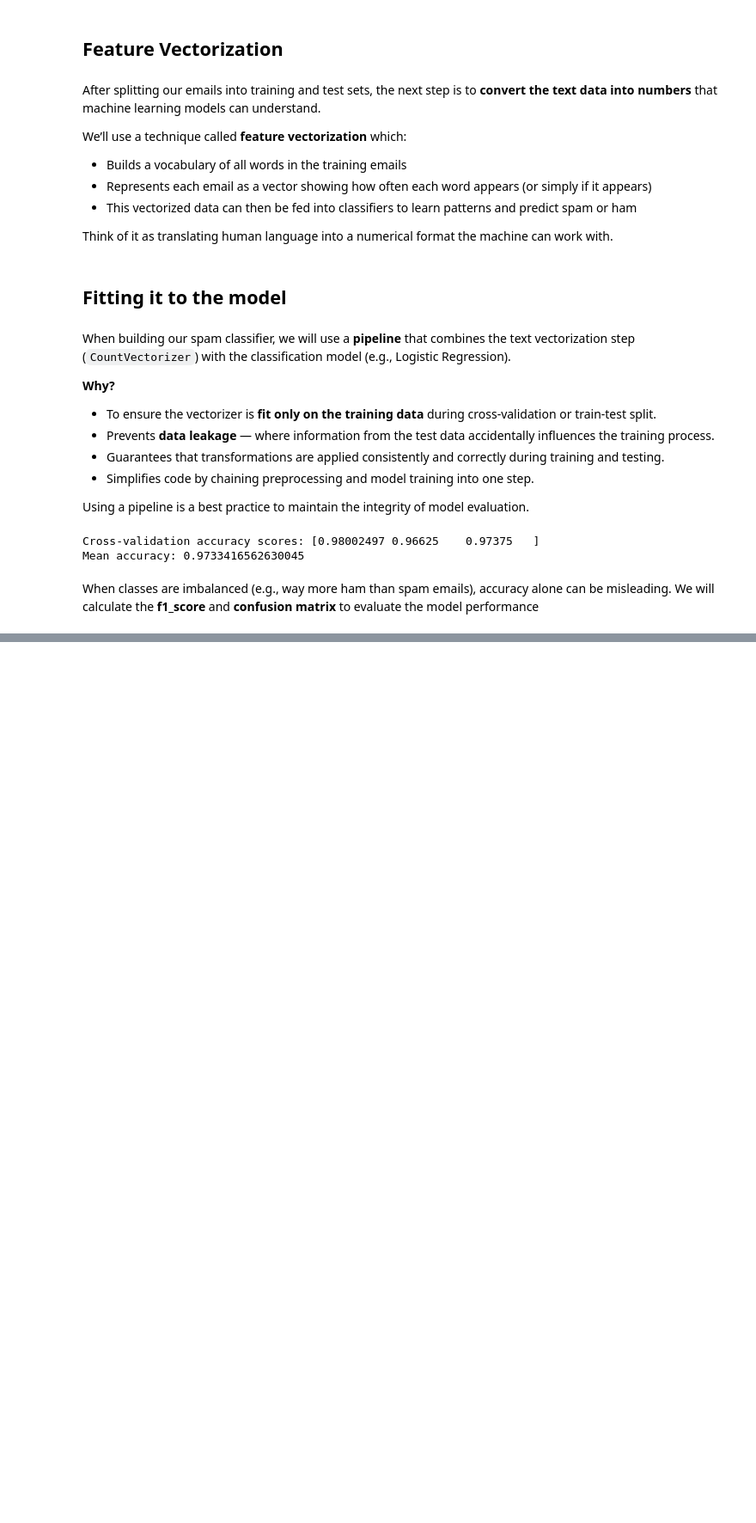
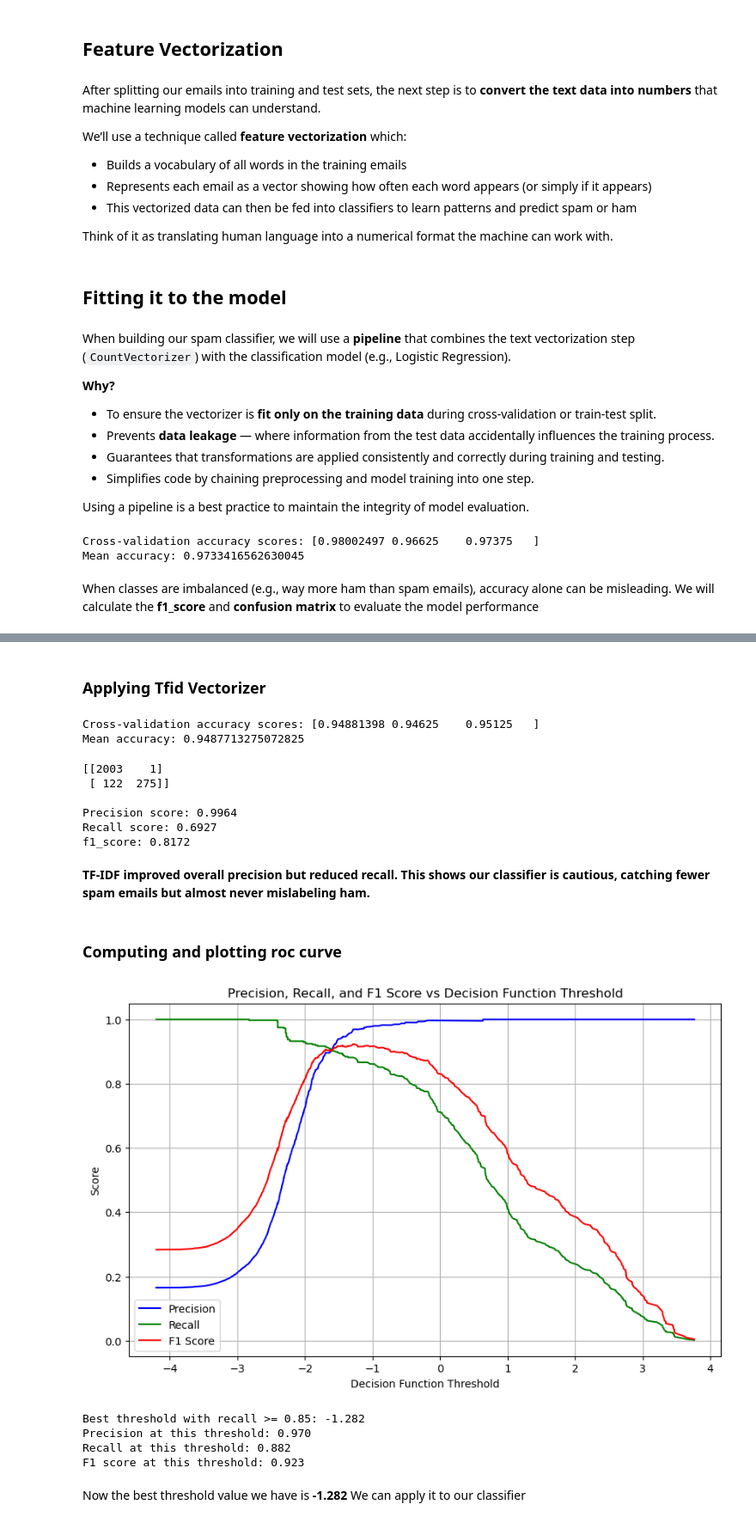
Before and after one commit to kashish1219/spam_ham_classifier, a Jupyter notebook: spam_ham.ipynb, the cells around one changed output, grey strips where cells are left out. Shown at 86% size. Saved outputs shown, nothing was run; the diff lists cells and outputs as text; code cells hidden in the pictures; blank space fills up the shorter version.

Commit message:
Added model with tfid with log_reg

```diff
--- a/spam_ham.ipynb
+++ b/spam_ham.ipynb
@@ -216 +225,81 @@ Recall score : 0.8564
 f1_score: 0.9140
+# %% [markdown]
+### Applying Tfid Vectorizer
+# %%
+pipeline_tfid = Pipeline([
+    ("tfd_vec", TfidfVectorizer()),
+    ("log_reg", LogisticRegression(max_iter=1000))
+])
+
+scores = cross_val_score(pipeline_tfid, X_train, y_train, cv=3, scoring="accuracy")
+print("Cross-validation accuracy scores:", scores)
+print("Mean accuracy:", scores.mean())
+# %% [output]
+Cross-validation accuracy scores: [0.94881398 0.94625    0.95125   ]
+Mean accuracy: 0.9487713275072825
+# %%
+y_train_pred = cross_val_predict(pipeline_tfid, X_train, y_train, cv=3)
+conf_mx_tfid = confusion_matrix(y_train, y_train_pred)
+print(conf_mx_tfid)
+
+tfid_reg_pr = precision_score(y_train, y_train_pred)
+tfid_reg_rec = recall_score(y_train, y_train_pred)
+tfid_reg_f1 = f1_score(y_train, y_train_pred)
+
+print(f"\nPrecision score: {tfid_reg_pr :.4f} \nRecall score: {tfid_reg_rec :.4f} \nf1_score: {tfid_reg_f1 :.4f}")
+# %% [output]
+[[2003    1]
+ [ 122  275]]
+
+Precision score: 0.9964
+Recall score: 0.6927
+f1_score: 0.8172
+# %% [markdown]
+**TF-IDF improved overall precision but reduced recall. This shows our classifier is cautious, catching fewer spam emails but almost never mislabeling ham.**
+# %% [markdown]
+### Computing and plotting roc curve
+# %%
+# Get scores using CV on training set
+y_train_scores = cross_val_predict(pipeline_tfid, X_train, y_train, cv=5, method="decision_function")
+
+
+# Calculate precision, recall, and threshold
+precision, recall, thresholds = precision_recall_curve(y_train, y_train_scores)
+
+# Align lengths for plotting.
+precision = precision[:-1]
+recall = recall[:-1]
+
+f1_scores = 2 * (precision * recall) / (precision + recall)
+
+# Plotting
+plt.figure(figsize=(10, 6))
+plt.plot(thresholds, precision, label='Precision', color='blue')
+plt.plot(thresholds, recall, label='Recall', color='green')
+plt.plot(thresholds, f1_scores, label='F1 Score', color='red')
+plt.xlabel('Decision Function Threshold')
+plt.ylabel('Score')
+plt.title('Precision, Recall, and F1 Score vs Decision Function Threshold')
+plt.legend()
+plt.grid(True)
+plt.show()
+# %% [output]
+[figure, added]
+# %%
+desired_recall = 0.85
+
+high_recall_indices = np.where(recall >= desired_recall)[0]
+
+best_idx = high_recall_indices[np.argmax(f1_scores[high_recall_indices])]
+
+print(f"Best threshold with recall >= {desired_recall}: {thresholds[best_idx]:.3f}")
+print(f"Precision at this threshold: {precision[best_idx]:.3f}")
+print(f"Recall at this threshold: {recall[best_idx]:.3f}")
+print(f"F1 score at this threshold: {f1_scores[best_idx]:.3f}")
+# %% [output]
+Best threshold with recall >= 0.85: -1.282
+Precision at this threshold: 0.970
+Recall at this threshold: 0.882
+F1 score at this threshold: 0.923
+# %% [markdown]
+Now the best threshold value we have is **-1.282** We can apply it to our classifier
```
Also changed, not shown: parts of 7 cells of this notebook.
